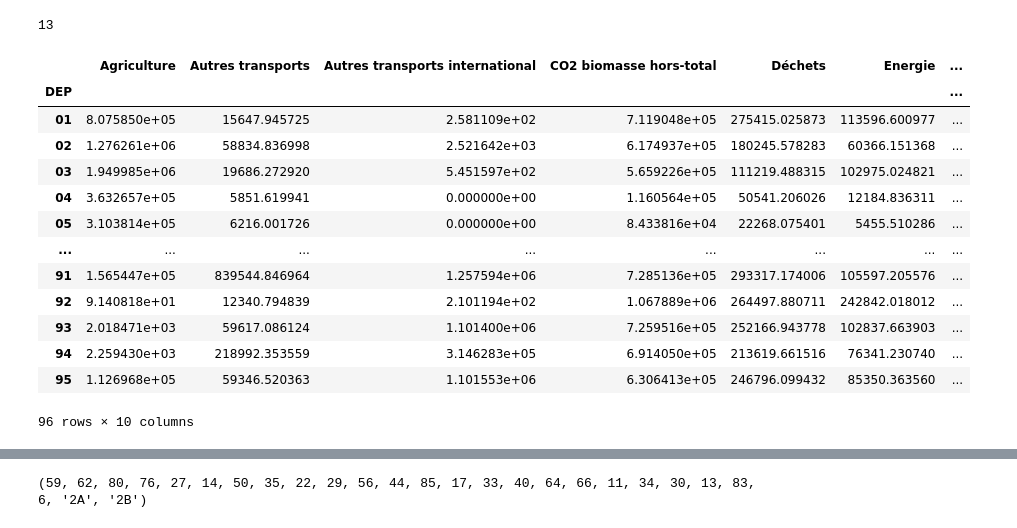
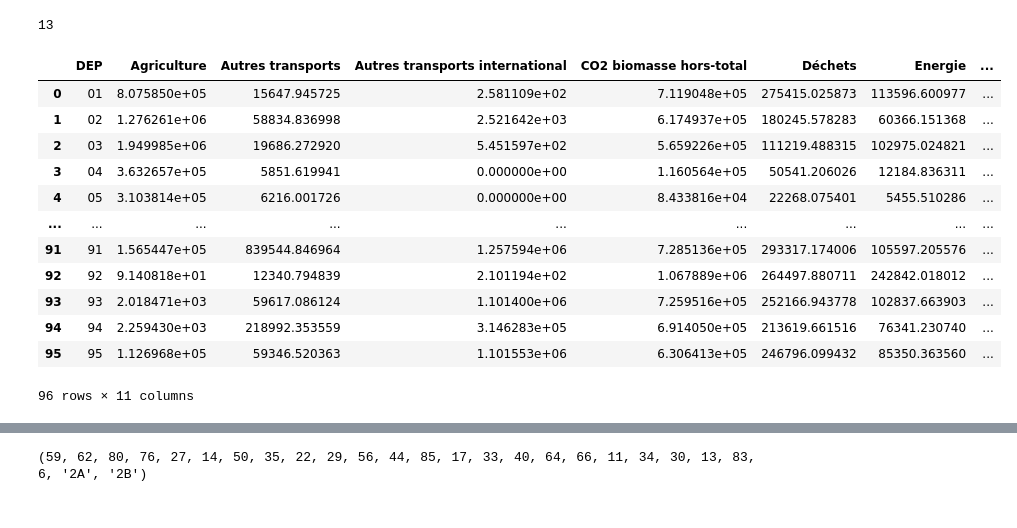
Before and after one commit to tpaquier/Python_DS, a Jupyter notebook: base_pollution_code.ipynb, the cells around one changed output, grey strips where cells are left out. Drawn from its saved outputs; the diff is of its cells as text; code cells hidden in the pictures.

```diff
--- a/base_pollution_code.ipynb
+++ b/base_pollution_code.ipynb
@@ -94,22 +97,21 @@ len(data_pollution['REG'].unique())
 13
 # %%
 #Somme des niveaux de pollution par département
-pollution_group_dep = data_pollution.drop(['Commune','INSEE commune', 'REG'], axis = 1).groupby('DEP').sum()
+pollution_group_dep = data_pollution.drop(['Commune','INSEE commune', 'REG'], axis = 1).groupby('DEP', as_index=False).sum()
 pollution_group_dep
 # %% [output]
-|  | Agriculture | Autres transports | Autres transports international | CO2 biomasse hors-total | Déchets | Energie | ... |
-| DEP |  |  |  |  |  |  | ... |
-| 01 | 8.075850e+05 | 15647.945725 | 2.581109e+02 | 7.119048e+05 | 275415.025873 | 113596.600977 | ... |
-| 02 | 1.276261e+06 | 58834.836998 | 2.521642e+03 | 6.174937e+05 | 180245.578283 | 60366.151368 | ... |
-| 03 | 1.949985e+06 | 19686.272920 | 5.451597e+02 | 5.659226e+05 | 111219.488315 | 102975.024821 | ... |
-| 04 | 3.632657e+05 | 5851.619941 | 0.000000e+00 | 1.160564e+05 | 50541.206026 | 12184.836311 | ... |
-| 05 | 3.103814e+05 | 6216.001726 | 0.000000e+00 | 8.433816e+04 | 22268.075401 | 5455.510286 | ... |
-| ... | ... | ... | ... | ... | ... | ... | ... |
-| 91 | 1.565447e+05 | 839544.846964 | 1.257594e+06 | 7.285136e+05 | 293317.174006 | 105597.205576 | ... |
-| 92 | 9.140818e+01 | 12340.794839 | 2.101194e+02 | 1.067889e+06 | 264497.880711 | 242842.018012 | ... |
-| 93 | 2.018471e+03 | 59617.086124 | 1.101400e+06 | 7.259516e+05 | 252166.943778 | 102837.663903 | ... |
-| 94 | 2.259430e+03 | 218992.353559 | 3.146283e+05 | 6.914050e+05 | 213619.661516 | 76341.230740 | ... |
-| 95 | 1.126968e+05 | 59346.520363 | 1.101553e+06 | 6.306413e+05 | 246796.099432 | 85350.363560 | ... |
+|  | DEP | Agriculture | Autres transports | Autres transports international | CO2 biomasse hors-total | Déchets | Energie | ... |
+| 0 | 01 | 8.075850e+05 | 15647.945725 | 2.581109e+02 | 7.119048e+05 | 275415.025873 | 113596.600977 | ... |
+| 1 | 02 | 1.276261e+06 | 58834.836998 | 2.521642e+03 | 6.174937e+05 | 180245.578283 | 60366.151368 | ... |
+| 2 | 03 | 1.949985e+06 | 19686.272920 | 5.451597e+02 | 5.659226e+05 | 111219.488315 | 102975.024821 | ... |
+| 3 | 04 | 3.632657e+05 | 5851.619941 | 0.000000e+00 | 1.160564e+05 | 50541.206026 | 12184.836311 | ... |
+| 4 | 05 | 3.103814e+05 | 6216.001726 | 0.000000e+00 | 8.433816e+04 | 22268.075401 | 5455.510286 | ... |
+| ... | ... | ... | ... | ... | ... | ... | ... | ... |
+| 91 | 91 | 1.565447e+05 | 839544.846964 | 1.257594e+06 | 7.285136e+05 | 293317.174006 | 105597.205576 | ... |
+| 92 | 92 | 9.140818e+01 | 12340.794839 | 2.101194e+02 | 1.067889e+06 | 264497.880711 | 242842.018012 | ... |
+| 93 | 93 | 2.018471e+03 | 59617.086124 | 1.101400e+06 | 7.259516e+05 | 252166.943778 | 102837.663903 | ... |
+| 94 | 94 | 2.259430e+03 | 218992.353559 | 3.146283e+05 | 6.914050e+05 | 213619.661516 | 76341.230740 | ... |
+| 95 | 95 | 1.126968e+05 | 59346.520363 | 1.101553e+06 | 6.306413e+05 | 246796.099432 | 85350.363560 | ... |
-96 rows × 10 columns
+96 rows × 11 columns
 # %%
 #Somme des niveaux de pollution par région
```
Also changed, not shown: parts of 5 cells of this notebook.
